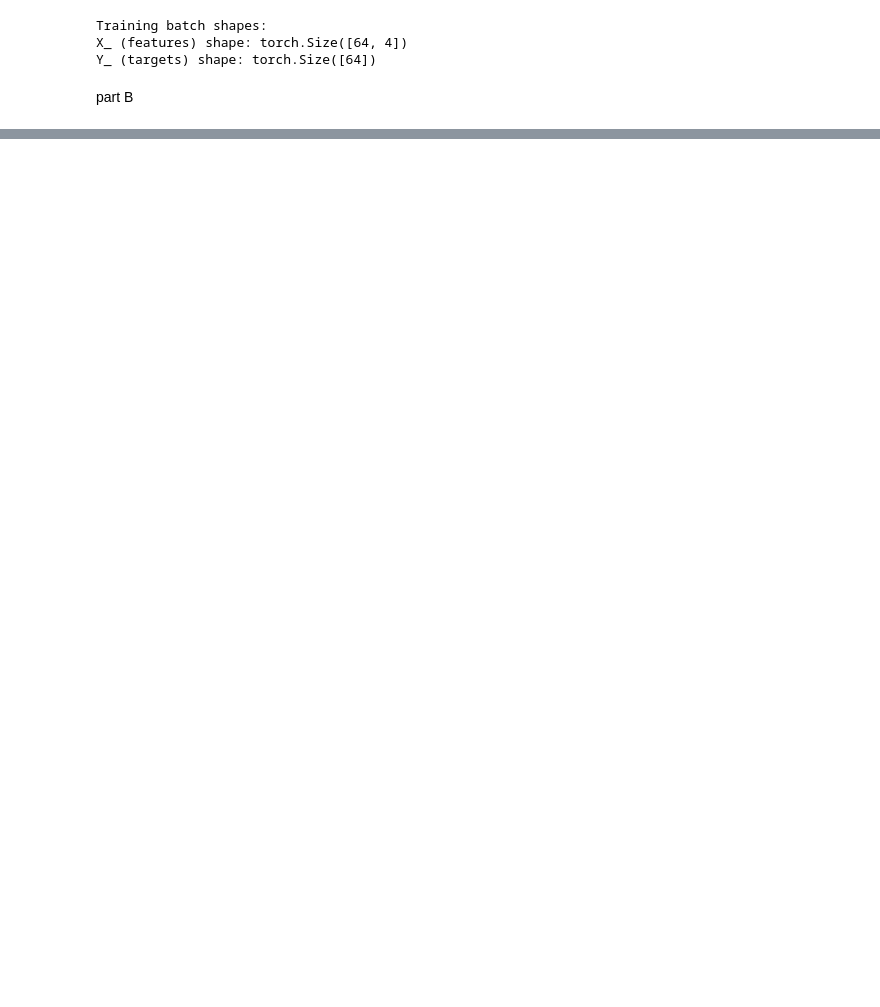
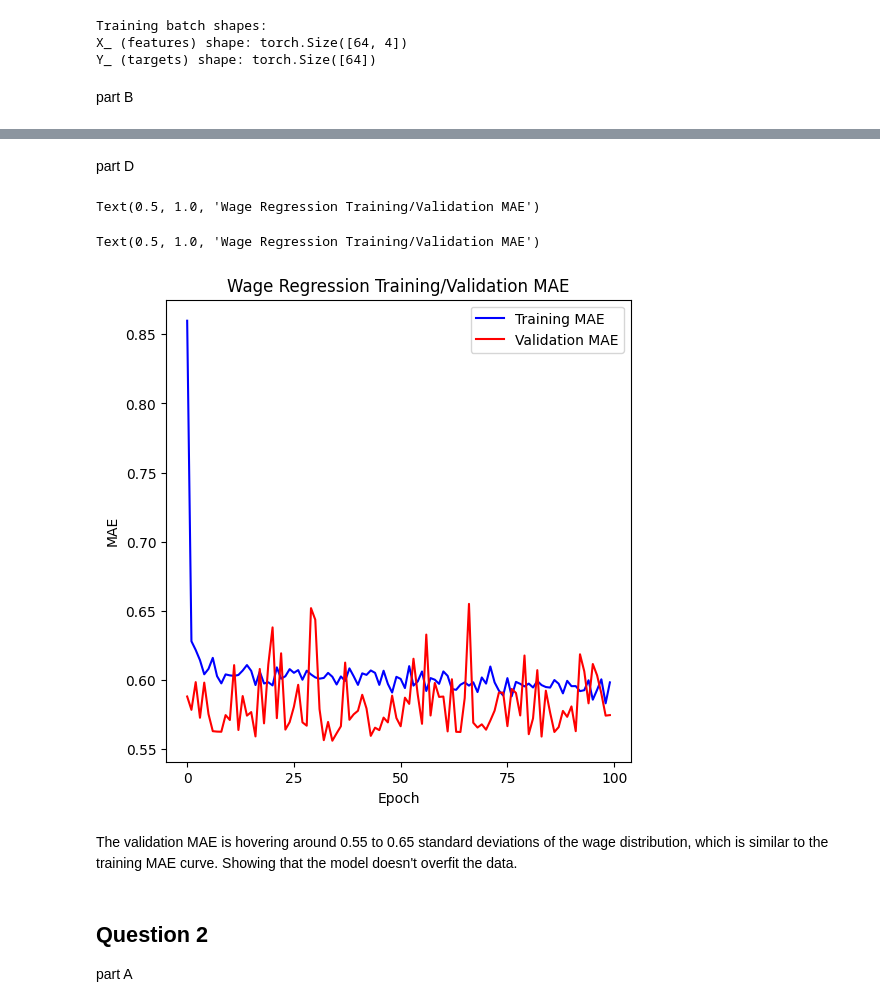
Before and after one commit to WilliamJhong/2025AAE722_William-J, a Jupyter notebook: lab10.ipynb, the cells around one changed output, grey strips where cells are left out. Cells and saved outputs as stored; diff of their text form; code cells hidden in the pictures; blank space fills up the shorter version.

```diff
--- a/lab10.ipynb
+++ b/lab10.ipynb
@@ -175,0 +178,16 @@ Estimated Total Size (MB): 0.06
+# %%
+# Create regression module with MeanAbsoluteError metric
+wage_regression = SimpleModule.regression(wage_model, metrics={'mae': MeanAbsoluteError()})
+
+# Create ErrorTracker for the MAE metric
+wage_MAE = ErrorTracker()
+
+# Setup CSV logger to track training progress
+csv_logger = CSVLogger("logs", name="wage_regression")
+
+# Create trainer with 100 epochs
+trainer = Trainer(
+    max_epochs=100,
+    logger=csv_logger,
+    callbacks=[wage_MAE]
+)
@@ -175,0 +265,34 @@ Estimated Total Size (MB): 0.06
+# %% [markdown]
+part D
+# %%
+# Read the training results from the CSV log
+wage_results = pd.read_csv(csv_logger.experiment.metrics_file_path)
+
+# Create a plot to visualize training/validation MAE over epochs
+fig, ax = subplots(1, 1, figsize=(6, 6))
+
+# Filter data for training and validation MAE
+train_data = wage_results.dropna(subset=['train_mae_epoch'])
+valid_data = wage_results.dropna(subset=['valid_mae'])
+
+# Plot training and validation MAE
+ax.plot(train_data['epoch'], train_data['train_mae_epoch'], label='Training MAE', color='blue')
+ax.plot(valid_data['epoch'], valid_data['valid_mae'], label='Validation MAE', color='red')
+
+ax.legend()
+
+# Customize the plot: set axis ticks, labels, and limits
+ax.set_xticks(np.linspace(0, 100, 5).astype(int))
+ax.set_ylabel('MAE')
+ax.set_xlabel('Epoch')
+ax.set_title('Wage Regression Training/Validation MAE')
+# %% [output]
+Text(0.5, 1.0, 'Wage Regression Training/Validation MAE')
+Text(0.5, 1.0, 'Wage Regression Training/Validation MAE')
+[figure, added]
+# %% [markdown]
+The validation MAE is hovering around 0.55 to 0.65 standard deviations of the wage distribution, which is similar to the training MAE curve. Showing that the model doesn't overfit the data.
+# %% [markdown]
+## Question 2
+
+part A
```
Also changed, not shown: parts of 6 cells of this notebook.
